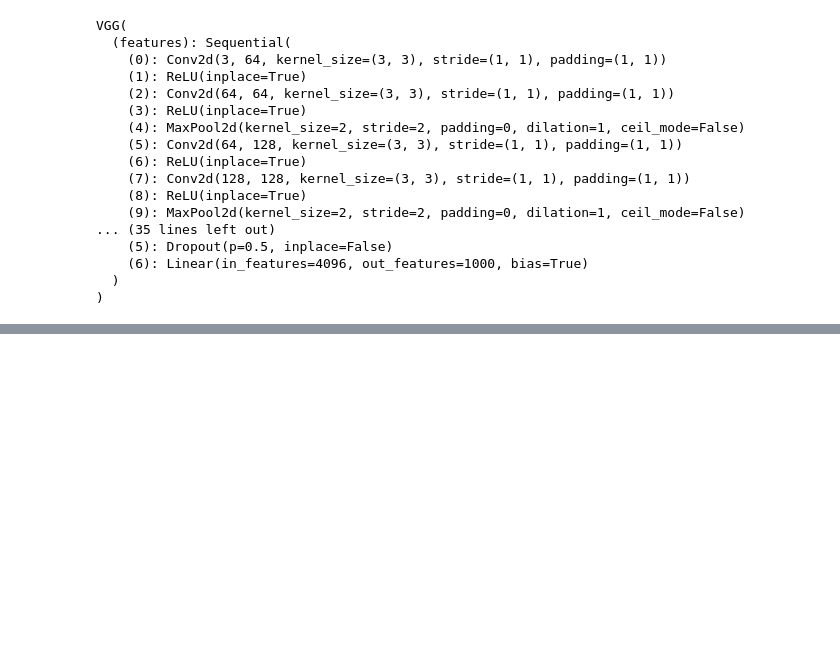
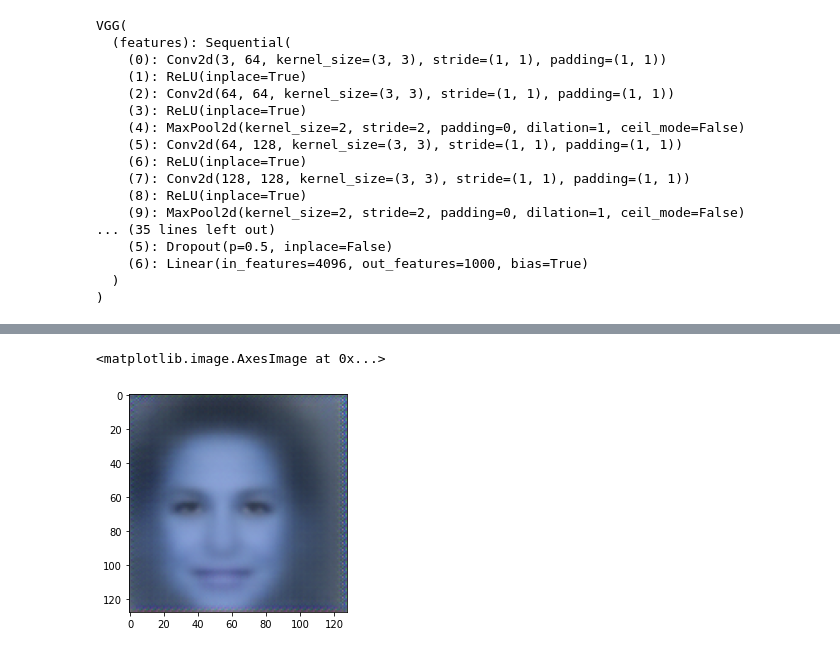
Before and after one commit to ksj3421/CS445-Object-Inpainting, a Jupyter notebook: training.ipynb, the cells around one changed output, grey strips where cells are left out. Cells and saved outputs as stored; diff of their text form; code cells hidden in the pictures; blank space fills up the shorter version.

```diff
--- a/training.ipynb
+++ b/training.ipynb
@@ -425,0 +477,7 @@ result_df.to_csv('result_df.csv')
+# %%
+aaa = generator(masked_images)
+# %%
+plt.imshow(aaa[3].detach().cpu().numpy().transpose(1, 2, 0))
+# %% [output]
+<matplotlib.image.AxesImage at 0x...>
+[figure, added]
```
Also changed, not shown: parts of 17 cells of this notebook.
